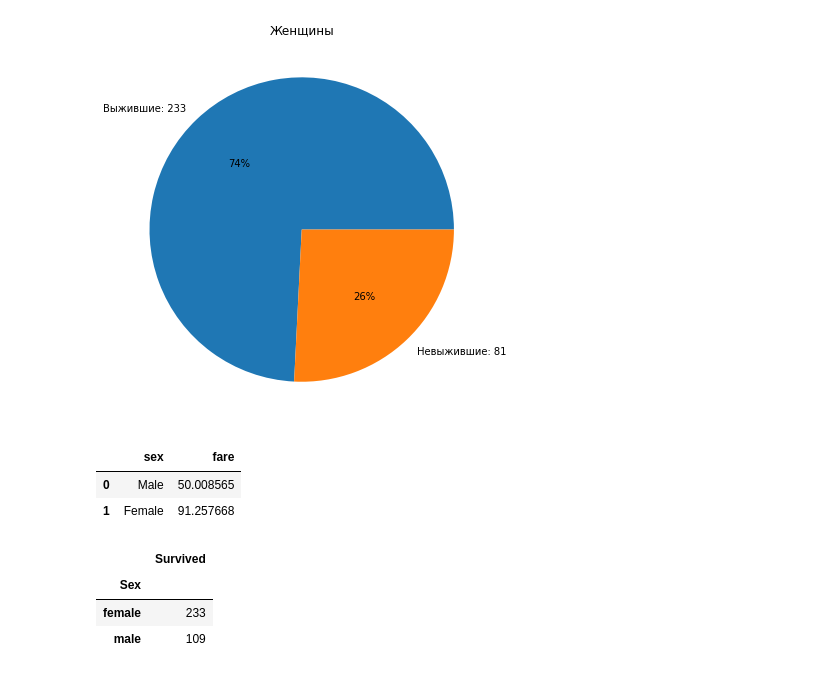
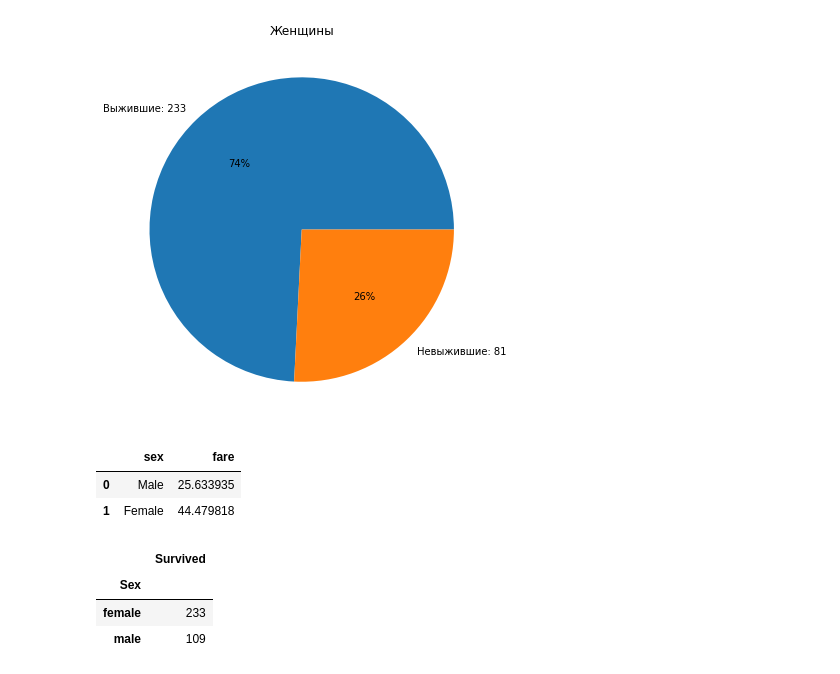
Before and after one commit to MaxBron/lab4, a Jupyter notebook: Untitled5.ipynb, the cells around one changed output. Cells and saved outputs as stored; diff of their text form; code cells hidden in the pictures.

```diff
--- a/Untitled5.ipynb
+++ b/Untitled5.ipynb
@@ -71,19 +71,19 @@ Text(0.5, 1.0, 'Женщины')
 # %%
 df_female = df[df['Sex'] == 'female']
 df_male = df[df['Sex'] == 'male']
-fare_female = sum(df['Fare']) / len(df_female)
-fare_male = sum(df['Fare']) / len(df_male)
+fare_female = sum(df_female['Fare']) / len(df_female)
+fare_male = sum(df_male['Fare']) / len(df_male)
 
 
 df1 = pd.DataFrame([['Male', fare_male],
                   ['Female', fare_female]],
 
 columns=[ 'sex', 'fare'])
 df1.head()
 # %% [output]
 |  | sex | fare |
-| 0 | Male | 50.008565 |
-| 1 | Female | 91.257668 |
+| 0 | Male | 25.633935 |
+| 1 | Female | 44.479818 |
 # %%
 survived_df = df[df[ 'Survived'] == 1]
 survived_df[['Sex','Survived']].groupby('Sex').sum()
```
